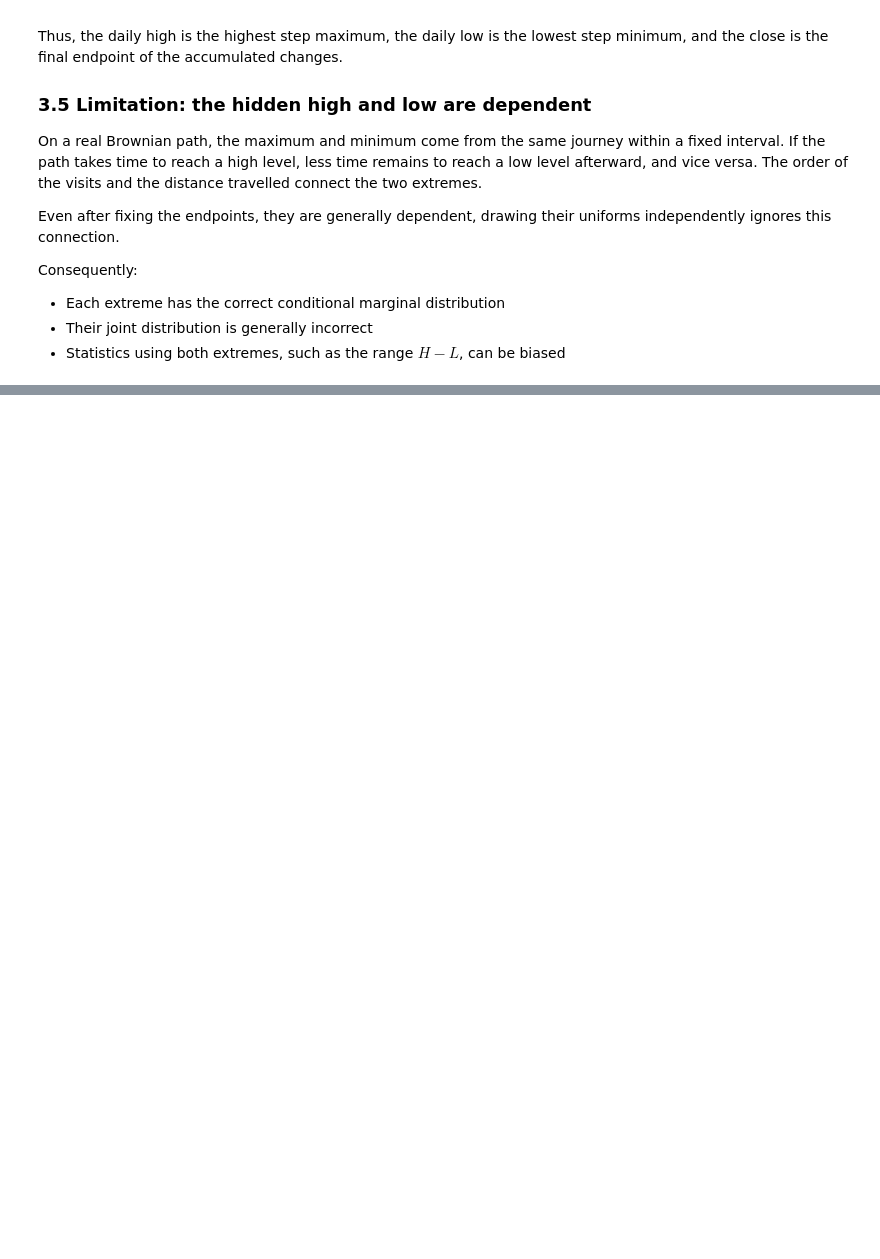
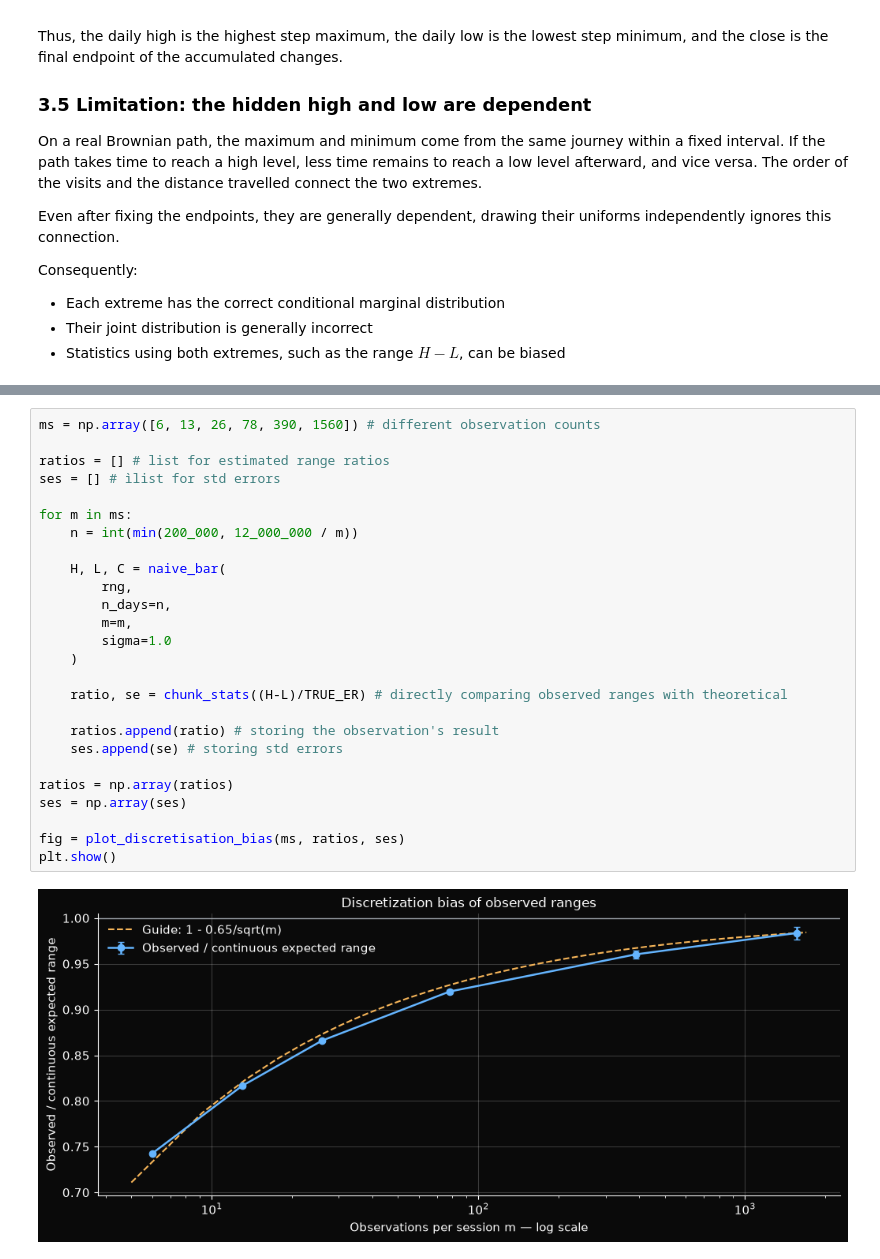
Before and after one commit to andreadevico1-oss/candlestick-volatility, a Jupyter notebook: final_output.ipynb, the cells around one changed output, grey strips where cells are left out. Saved outputs shown, nothing was run; the diff lists cells and outputs as text; blank space fills up the shorter version.

Commit message:
add discretisation bias

```diff
--- a/final_output.ipynb
+++ b/final_output.ipynb
@@ -250,0 +346,28 @@ Reference E[M²]: 1.00000
+# %%
+ms = np.array([6, 13, 26, 78, 390, 1560]) # different observation counts
+
+ratios = [] # list for estimated range ratios
+ses = [] # ìlist for std errors
+
+for m in ms:
+    n = int(min(200_000, 12_000_000 / m))
+
+    H, L, C = naive_bar(
+        rng,
+        n_days=n,
+        m=m,
+        sigma=1.0
+    )
+
+    ratio, se = chunk_stats((H-L)/TRUE_ER) # directly comparing observed ranges with theoretical
+
+    ratios.append(ratio) # storing the observation's result
+    ses.append(se) # storing std errors
+
+ratios = np.array(ratios)
+ses = np.array(ses)
+
+fig = plot_discretisation_bias(ms, ratios, ses)
+plt.show()
+# %% [output]
+[figure, added]
```
Also changed, not shown: parts of 4 cells of this notebook, 2 other files.
